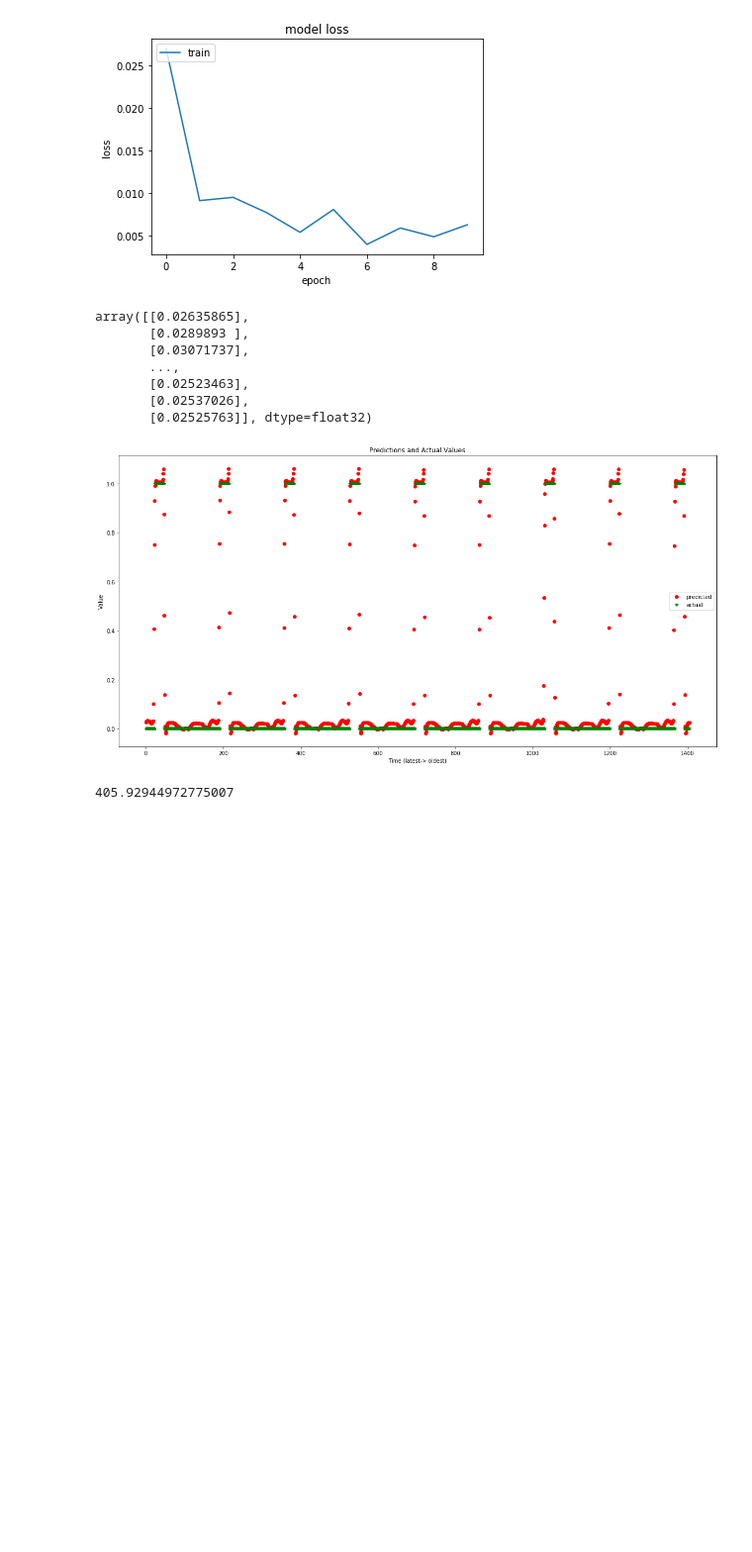
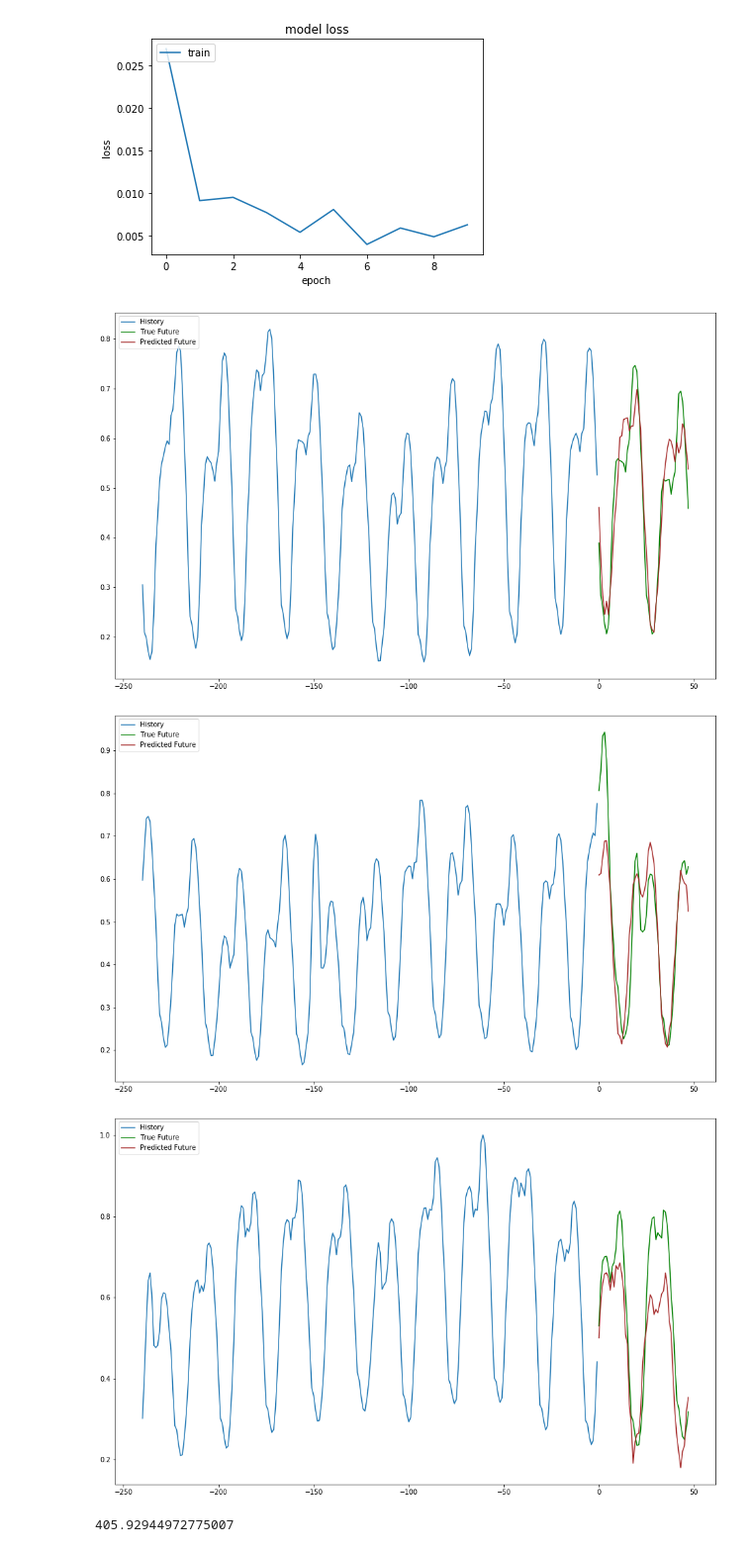
Before and after one commit to Darzan21/Electric-Load-Forecasting, a Jupyter notebook: LoadForecasting.ipynb, the cells around one changed output. Shown at 99% size. Cells and saved outputs as stored; diff of their text form; code cells hidden in the pictures; blank space fills up the shorter version.

```diff
--- a/LoadForecasting.ipynb
+++ b/LoadForecasting.ipynb
@@ -959,9 +1028,10 @@ print(X_test.shape)
 # %%
-model = tf.keras.models.Sequential()
-model.add(tf.keras.layers.LSTM(units=300, return_sequences=True, input_shape=(X.shape[-2:])))
-model.add(tf.keras.layers.LSTM(units=300, return_sequences=True))
-model.add(tf.keras.layers.LSTM(units=300, return_sequences=True))
-model.add(tf.keras.layers.LSTM(units=100))
-model.add(tf.keras.layers.Dense(units=1))
-model.summary()
+multivariate_model = tf.keras.models.Sequential()
+multivariate_model.add(tf.keras.layers.LSTM(units=300, return_sequences=True,
+                                            input_shape=x_train_multi.shape[-2:]))
+multivariate_model.add(tf.keras.layers.LSTM(units=300, return_sequences=True))
+multivariate_model.add(tf.keras.layers.LSTM(units=300, return_sequences=True))
+multivariate_model.add(tf.keras.layers.LSTM(units=100))
+multivariate_model.add(tf.keras.layers.Dense(units=48))
+multivariate_model.summary()
 # %% [output]
@@ -1010,0 +1060,3 @@ Epoch 10/10
+# %%
+for x, y in val_data_multi.take(1):
+    print (multivariate_model.predict(x).shape)
@@ -1023,24 +1125,10 @@ predicted_value = model.predict(X_test)
-# %%
-predicted_value
-# %% [output]
-array([[0.02635865],
-       [0.0289893 ],
-       [0.03071737],
-       ...,
-       [0.02523463],
-       [0.02537026],
-       [0.02525763]], dtype=float32)
-# %%
-plt.figure(figsize=(20,10))
-plt.plot(predicted_value, 'ro', label='predicted')
-plt.plot(y[:test_size+lookback], 'g*', label='actual')
-plt.title("Predictions and Actual Values")
-plt.xlabel("Time (latest-> oldest)")
-plt.ylabel("Value")
-plt.legend()
-plt.show()
-# %% [output]
-[figure, removed]
+# %%
+for x, y in val_data_multi.take(3):
+    multi_step_plot(x[0], y[0], multivariate_model.predict(x)[0])
+# %% [output]
+[figure, added]
+[figure, added]
+[figure, added]
 # %%
 #had problem in inversing the scaling because I provide 1D instead of 3D, found it on stackoverflow
 # create empty table with 3 fields
```
Also changed, not shown: parts of 33 cells of this notebook.
